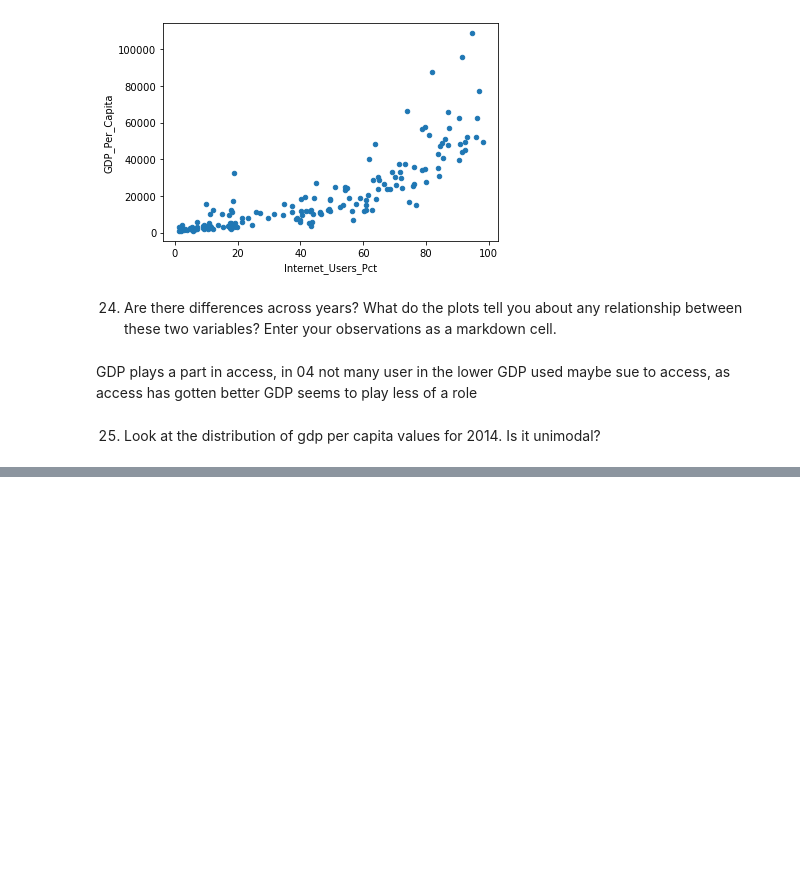
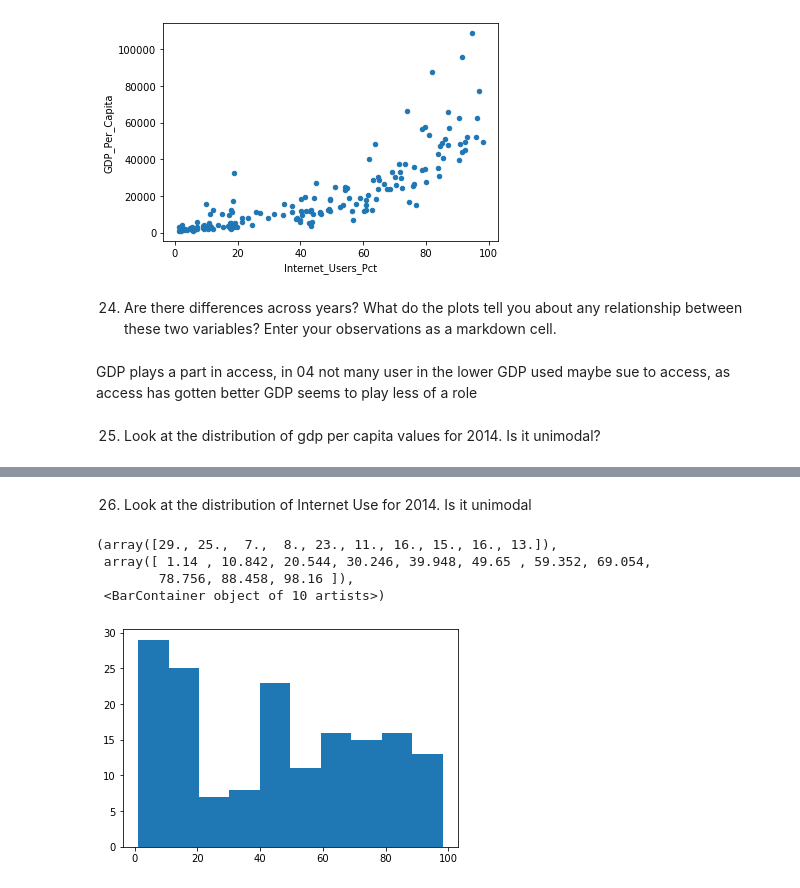
Before and after one commit to NSS-Data-Analytics-Cohort-7/gdp-and-internet-usage-csider0317, a Jupyter notebook: Notebooks/gdpproject.ipynb, the cells around one changed output, grey strips where cells are left out. Drawn from its saved outputs; the diff is of its cells as text; code cells hidden in the pictures; blank space fills up the shorter version.

```diff
--- a/Notebooks/gdpproject.ipynb
+++ b/Notebooks/gdpproject.ipynb
@@ -321,0 +335,12 @@ GDP plays a part in access, in 04 not many user in the lower GDP used maybe sue
+# %% [markdown]
+26. Look at the distribution of Internet Use for 2014. Is it unimodal
+# %%
+x=gdp_and_internet_2014.Internet_Users_Pct
+
+plt.hist(x,10)
+# %% [output]
+(array([29., 25.,  7.,  8., 23., 11., 16., 15., 16., 13.]),
+ array([ 1.14 , 10.842, 20.544, 30.246, 39.948, 49.65 , 59.352, 69.054,
+        78.756, 88.458, 98.16 ]),
+ <BarContainer object of 10 artists>)
+[figure, added]
```
Also changed, not shown: parts of 9 cells of this notebook.
